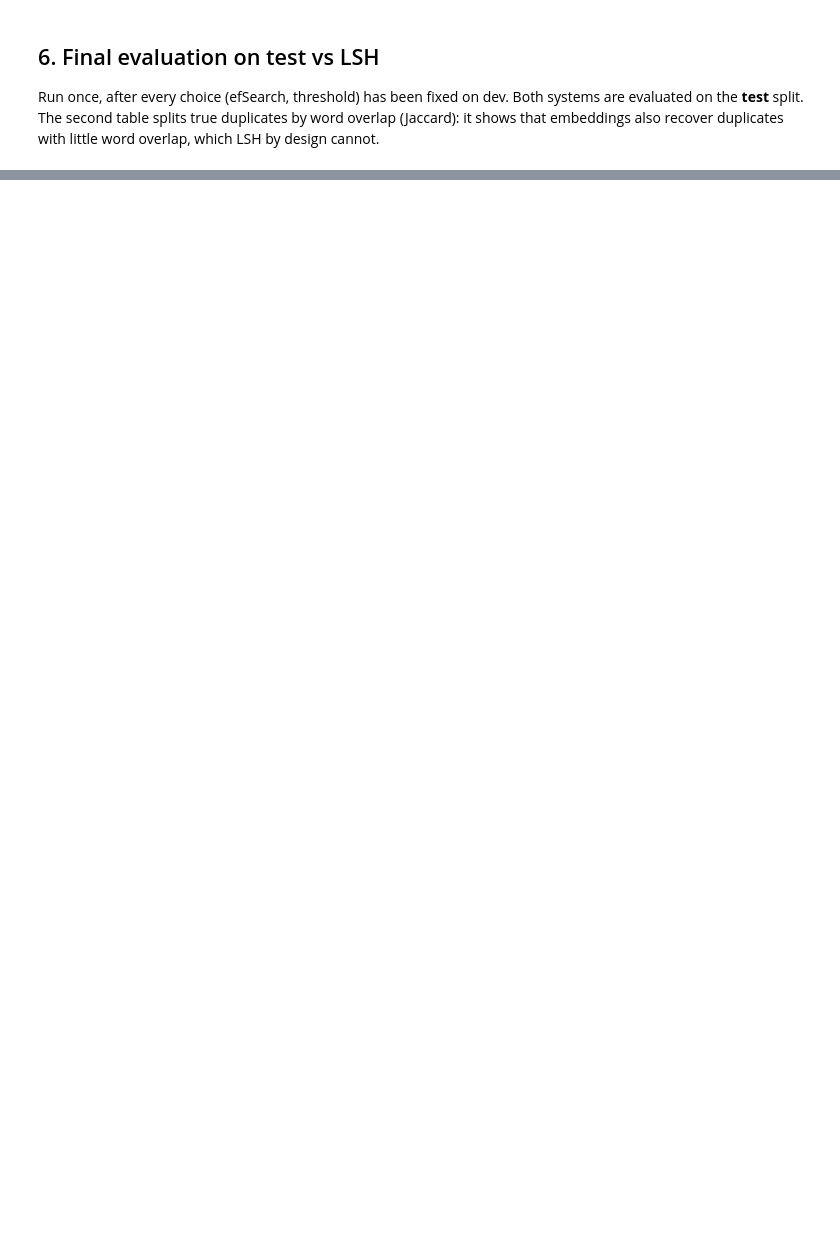
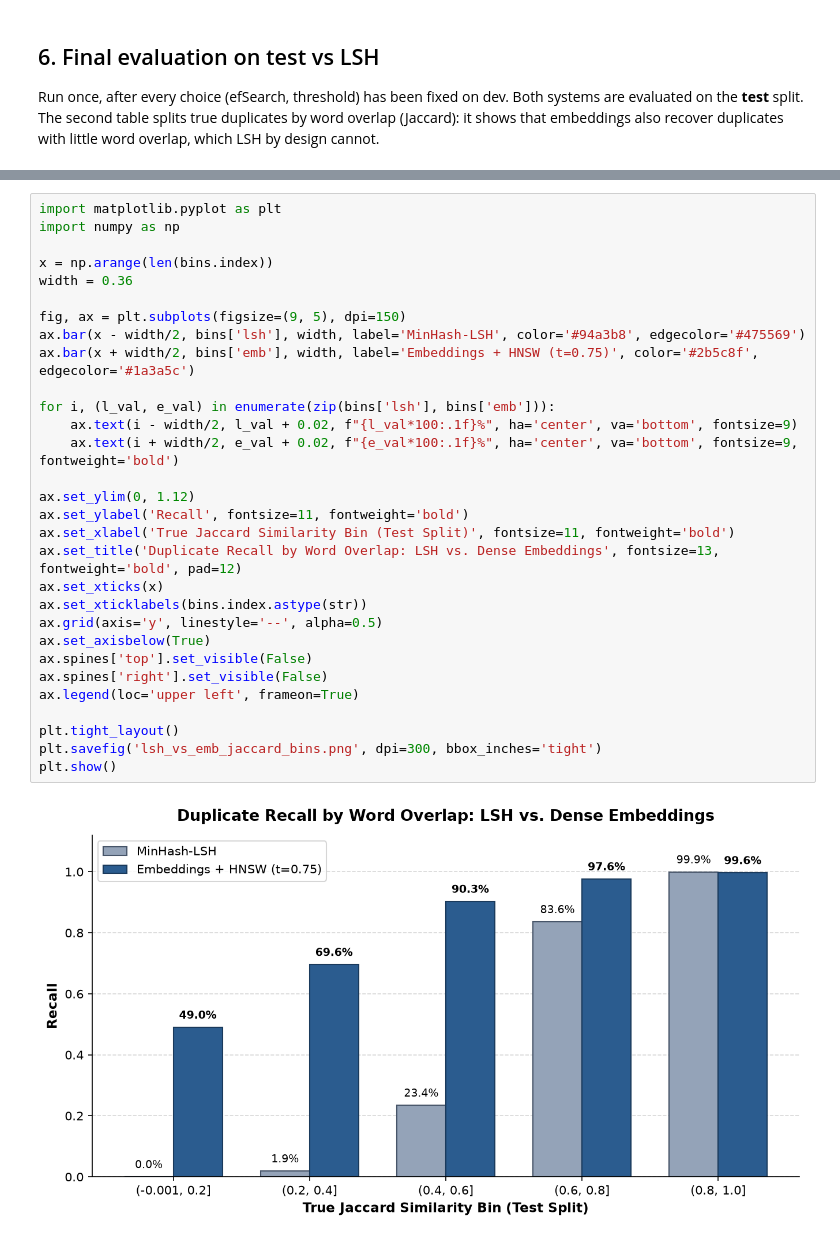
Before and after one commit to Gabri03ele/quora-question-pairs, a Jupyter notebook: notebooks/03_embeddings.ipynb, the cells around one changed output, grey strips where cells are left out. Saved outputs shown, nothing was run; the diff lists cells and outputs as text; blank space fills up the shorter version.

Commit message:
image generation for report

```diff
--- a/notebooks/03_embeddings.ipynb
+++ b/notebooks/03_embeddings.ipynb
@@ -142,0 +148,32 @@ bins
+# %%
+import matplotlib.pyplot as plt
+import numpy as np
+
+x = np.arange(len(bins.index))
+width = 0.36
+
+fig, ax = plt.subplots(figsize=(9, 5), dpi=150)
+ax.bar(x - width/2, bins['lsh'], width, label='MinHash-LSH', color='#94a3b8', edgecolor='#475569')
+ax.bar(x + width/2, bins['emb'], width, label='Embeddings + HNSW (t=0.75)', color='#2b5c8f', edgecolor='#1a3a5c')
+
+for i, (l_val, e_val) in enumerate(zip(bins['lsh'], bins['emb'])):
+    ax.text(i - width/2, l_val + 0.02, f"{l_val*100:.1f}%", ha='center', va='bottom', fontsize=9)
+    ax.text(i + width/2, e_val + 0.02, f"{e_val*100:.1f}%", ha='center', va='bottom', fontsize=9, fontweight='bold')
+
+ax.set_ylim(0, 1.12)
+ax.set_ylabel('Recall', fontsize=11, fontweight='bold')
+ax.set_xlabel('True Jaccard Similarity Bin (Test Split)', fontsize=11, fontweight='bold')
+ax.set_title('Duplicate Recall by Word Overlap: LSH vs. Dense Embeddings', fontsize=13, fontweight='bold', pad=12)
+ax.set_xticks(x)
+ax.set_xticklabels(bins.index.astype(str))
+ax.grid(axis='y', linestyle='--', alpha=0.5)
+ax.set_axisbelow(True)
+ax.spines['top'].set_visible(False)
+ax.spines['right'].set_visible(False)
+ax.legend(loc='upper left', frameon=True)
+
+plt.tight_layout()
+plt.savefig('lsh_vs_emb_jaccard_bins.png', dpi=300, bbox_inches='tight')
+plt.show()
+# %% [output]
+[figure, added]
```
Also changed, not shown: parts of 8 cells of this notebook.
